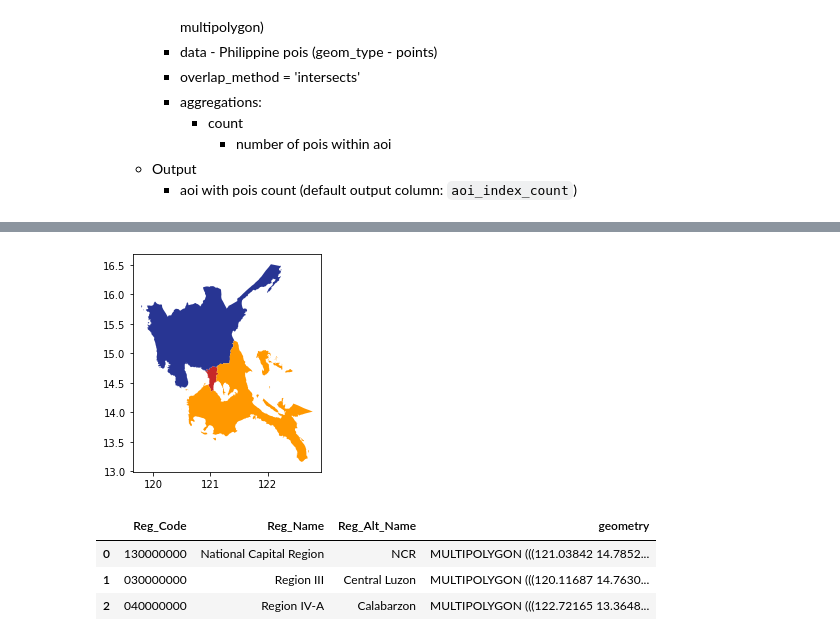
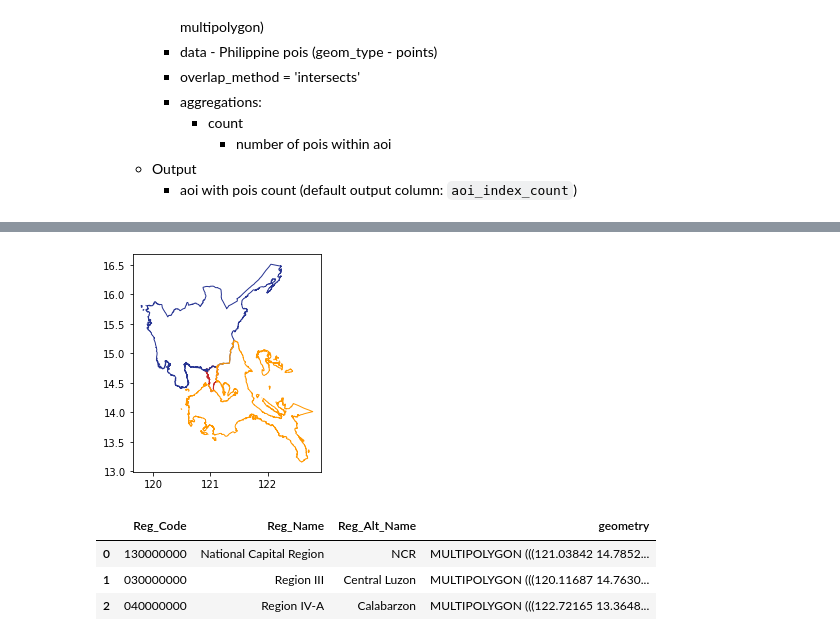
Before and after one commit to thinkingmachines/geowrangler, a Jupyter notebook: notebooks/tutorial.vector_zonal_stats.ipynb, the cells around one changed output, grey strips where cells are left out. Drawn from its saved outputs; the diff is of its cells as text; code cells hidden in the pictures.

```diff
--- a/notebooks/tutorial.vector_zonal_stats.ipynb
+++ b/notebooks/tutorial.vector_zonal_stats.ipynb
@@ -68,14 +68,16 @@ Wall time: 3.06 s
 # %%
+# no_test
 ax = aoi.plot(
     ax=plt.axes(),
-    color=[
+    facecolor="none",
+    edgecolor=[
         "#C62828",
         "#283593",
         "#FF9800",
     ],
 )
 # %% [output]
-[figure, old version]
+[figure, new version]
 # %%
 aoi
 # %% [output]
```
Also changed, not shown: parts of 33 cells of this notebook.
